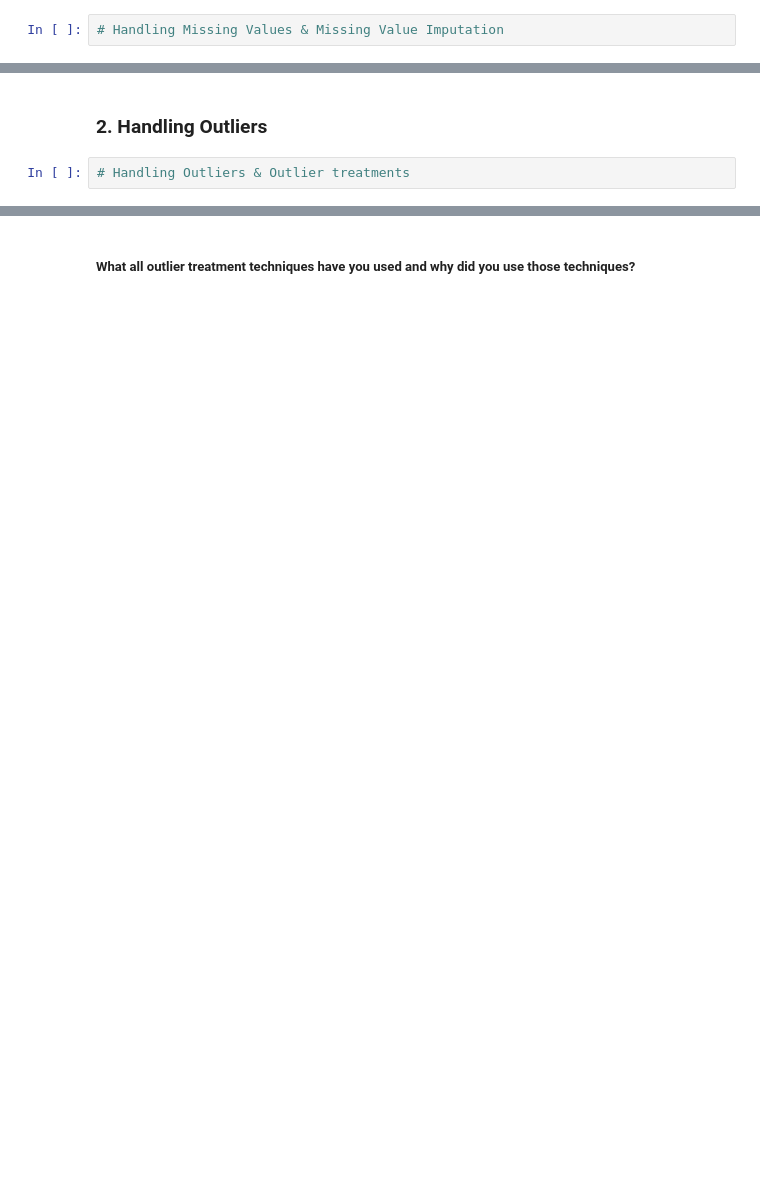
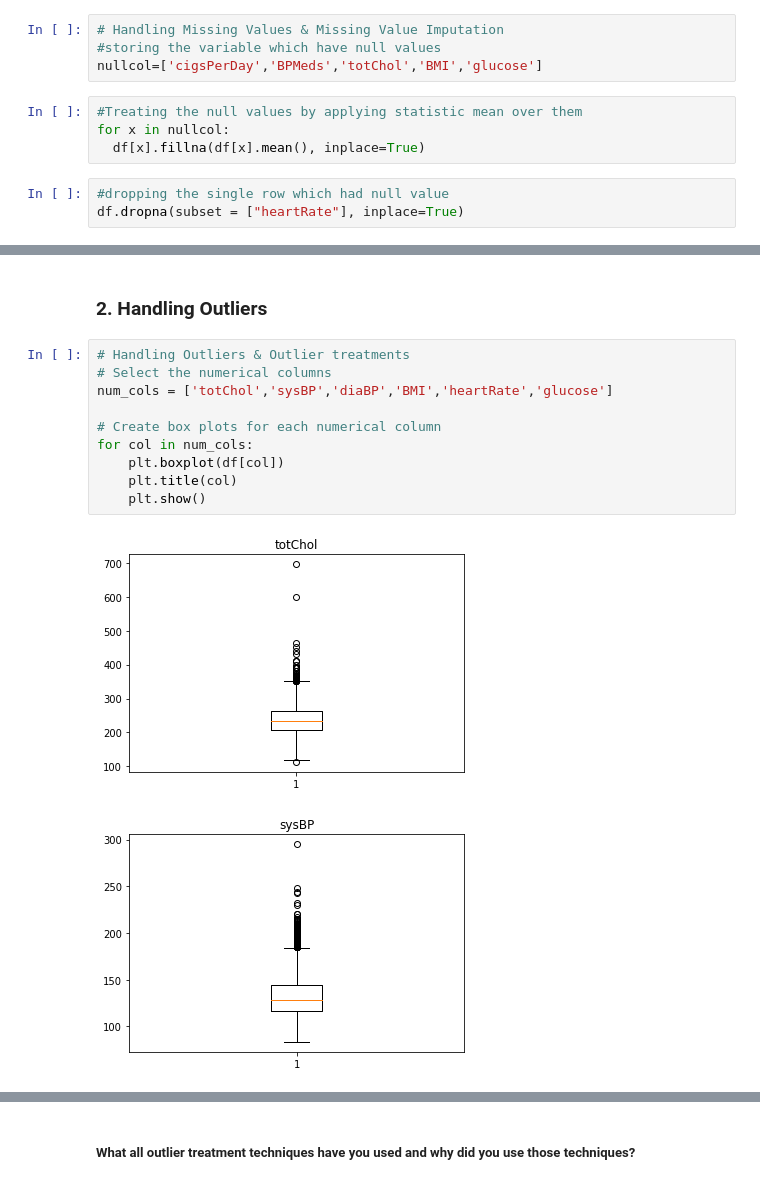
Before and after one commit to amoghpai17/Cardiovascular_Risk_prediction, a Jupyter notebook: Cardiovascular_Risk_prediction.ipynb, the cells around one changed output, grey strips where cells are left out. Cells and saved outputs as stored; diff of their text form; blank space fills up the shorter version.

```diff
--- a/Cardiovascular_Risk_prediction.ipynb
+++ b/Cardiovascular_Risk_prediction.ipynb
@@ -641,3 +637,12 @@ This test is appropriate because we are testing the strength of the linear relat
 ### 1. Handling Missing Values
 # %%
 # Handling Missing Values & Missing Value Imputation
+#storing the variable which have null values
+nullcol=['cigsPerDay','BPMeds','totChol','BMI','glucose']
+# %%
+#Treating the null values by applying statistic mean over them
+for x in nullcol:
+  df[x].fillna(df[x].mean(), inplace=True)
+# %%
+#dropping the single row which had null value
+df.dropna(subset = ["heartRate"], inplace=True)
@@ -648,4 +665,15 @@ Answer Here.
 # %% [markdown]
 ### 2. Handling Outliers
-# %%
-# Handling Outliers & Outlier treatments
+# %%
+# Handling Outliers & Outlier treatments
+# Select the numerical columns
+num_cols = ['totChol','sysBP','diaBP','BMI','heartRate','glucose']
+
+# Create box plots for each numerical column
+for col in num_cols:
+    plt.boxplot(df[col])
+    plt.title(col)
+    plt.show()
+# %% [output]
+[figure, added]
+[figure, added]
```
Also changed, not shown: parts of 55 cells of this notebook.
